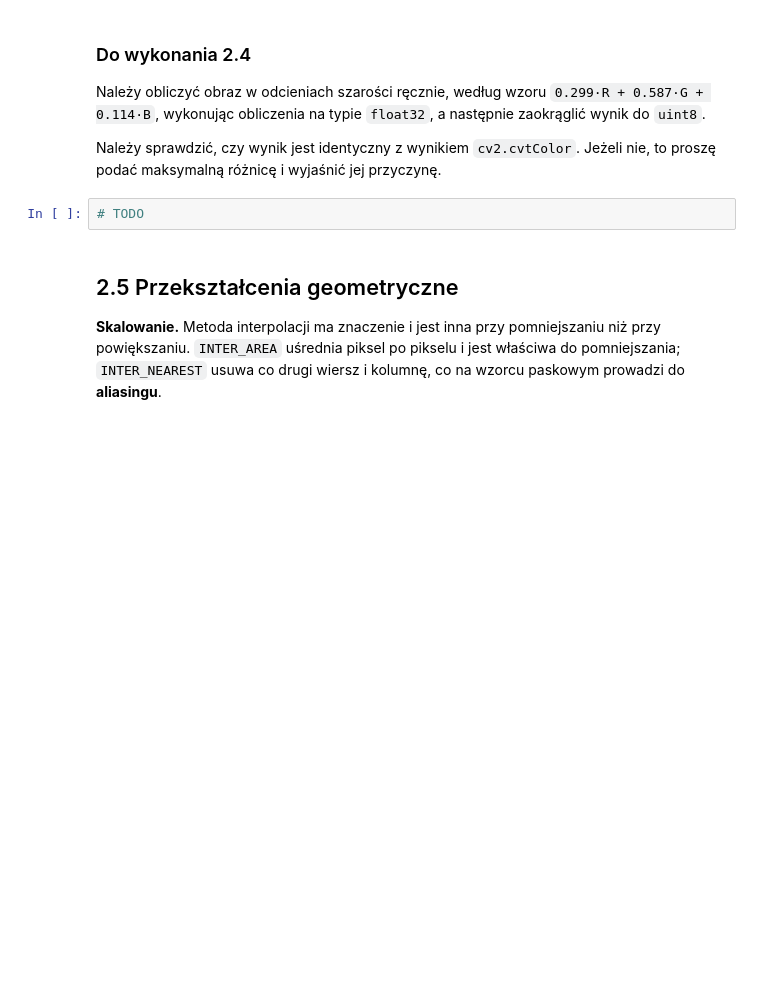
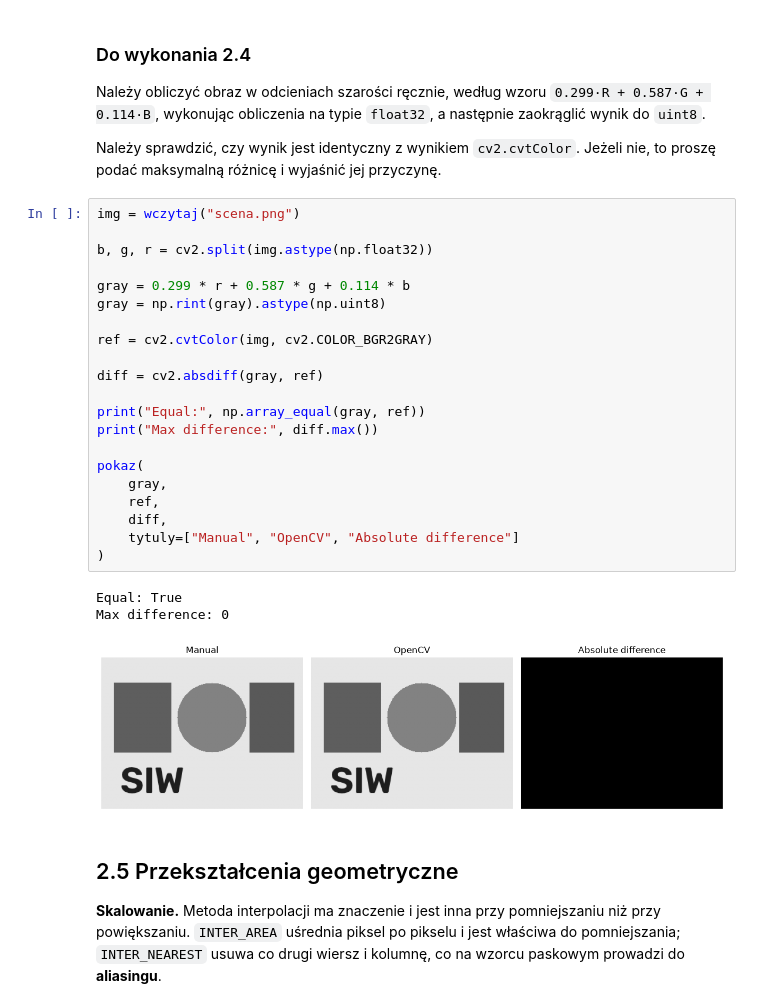
Before and after one commit to lyskawson/vision_systems, a Jupyter notebook: labs/Lab2/Lab2_Lyskawa_275462.ipynb, the cells around one changed output. Drawn from its saved outputs; the diff is of its cells as text; blank space fills up the shorter version.

```diff
--- a/labs/Lab2/Lab2_Lyskawa_275462.ipynb
+++ b/labs/Lab2/Lab2_Lyskawa_275462.ipynb
@@ -311,7 +435,30 @@ Należy obliczyć obraz w odcieniach szarości ręcznie, według wzoru `0.299·R
 
 Należy sprawdzić, czy wynik jest identyczny z wynikiem `cv2.cvtColor`. Jeżeli nie, to proszę podać maksymalną różnicę i wyjaśnić jej przyczynę.
 # %%
-# TODO
+img = wczytaj("scena.png")
+
+b, g, r = cv2.split(img.astype(np.float32))
+
+gray = 0.299 * r + 0.587 * g + 0.114 * b
+gray = np.rint(gray).astype(np.uint8)
+
+ref = cv2.cvtColor(img, cv2.COLOR_BGR2GRAY)
+
+diff = cv2.absdiff(gray, ref)
+
+print("Equal:", np.array_equal(gray, ref))
+print("Max difference:", diff.max())
+
+pokaz(
+    gray,
+    ref,
+    diff,
+    tytuly=["Manual", "OpenCV", "Absolute difference"]
+)
+# %% [output]
+Equal: True
+Max difference: 0
+[figure, added]
 # %% [markdown]
 ## 2.5 Przekształcenia geometryczne
 
```
Also changed, not shown: parts of 40 cells of this notebook, 12 other files.
